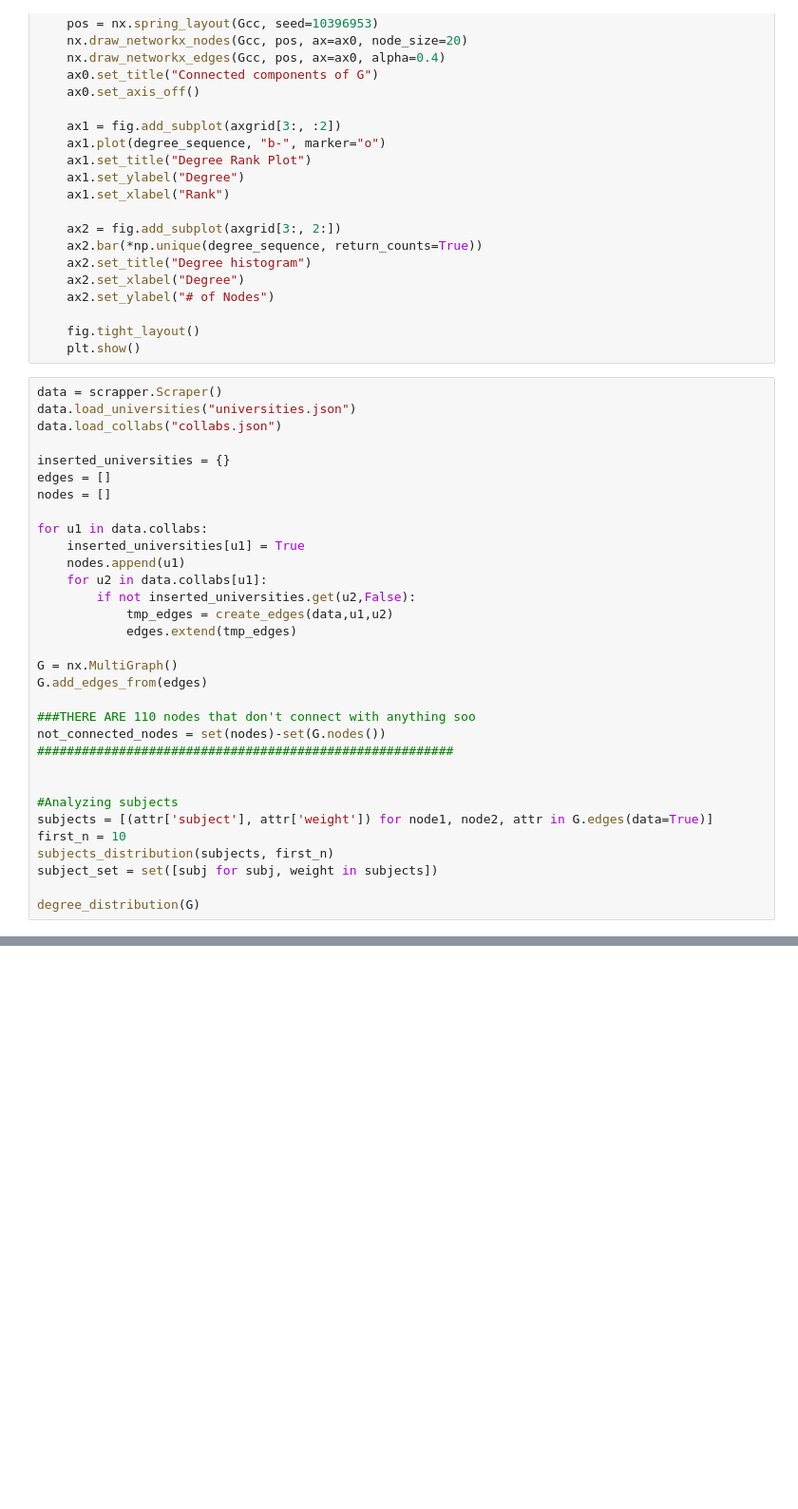
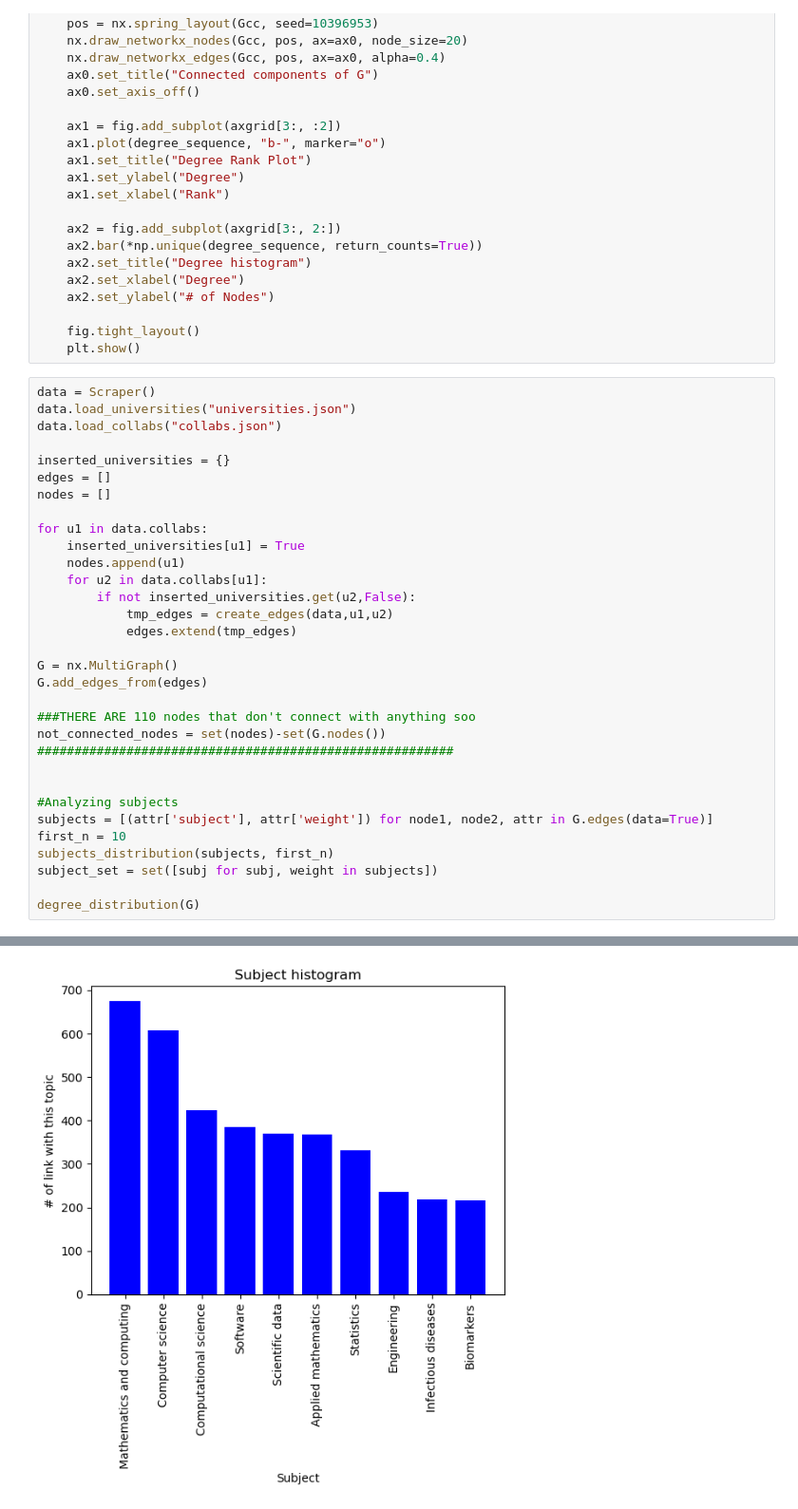
Before and after one commit to florian-comte/dtu-socialgraphs2023-project, a Jupyter notebook: project.ipynb, the cells around one changed output, grey strips where cells are left out. Shown at 95% size. Drawn from its saved outputs; the diff is of its cells as text; blank space fills up the shorter version.

```diff
--- a/project.ipynb
+++ b/project.ipynb
@@ -340,7 +338,7 @@ def degree_distribution(G):
     fig.tight_layout()
     plt.show()
 # %%
-data = scrapper.Scraper()
+data = Scraper()
 data.load_universities("universities.json")
 data.load_collabs("collabs.json")
 
@@ -371,3 +369,4 @@ subjects_distribution(subjects, first_n)
 subject_set = set([subj for subj, weight in subjects])
 
 degree_distribution(G)
+# %% [output]
@@ -373,0 +383 @@ degree_distribution(G)
+[figure, added]
```
Also changed, not shown: parts of 2 cells of this notebook.
